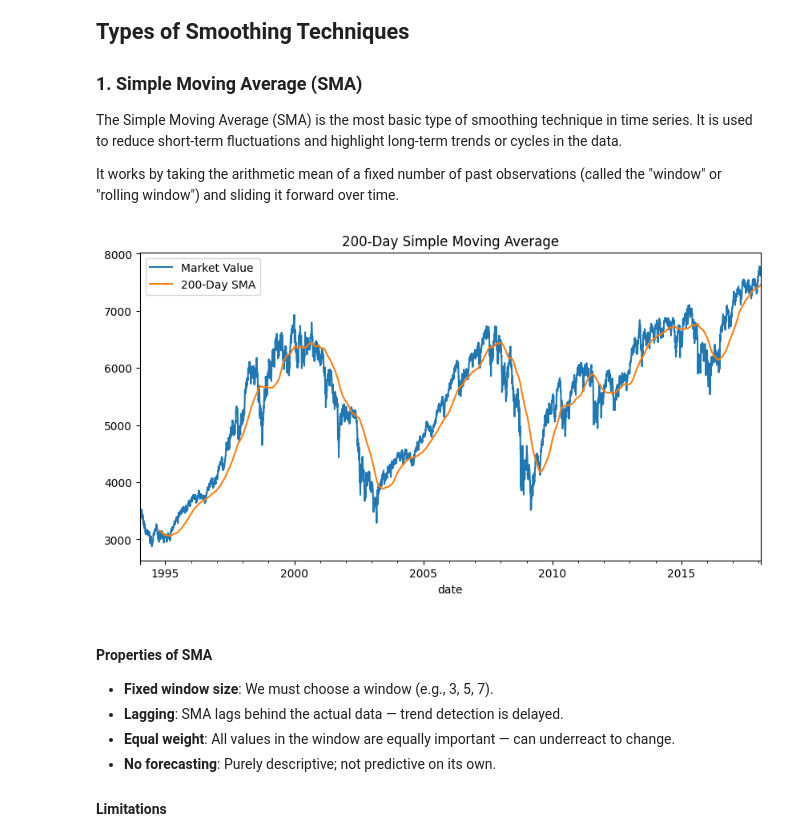
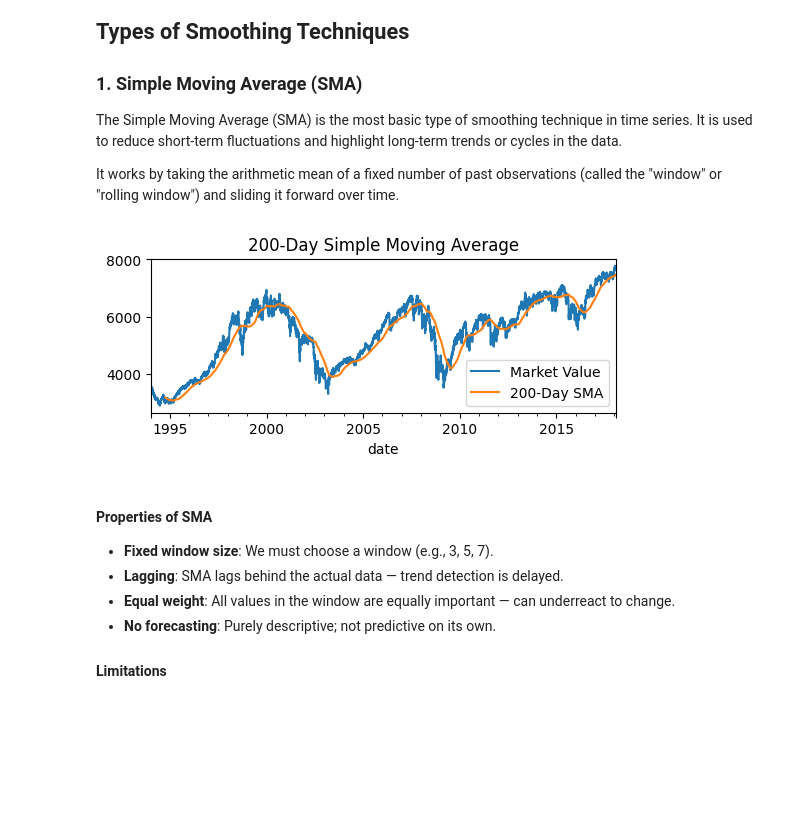
Before and after one commit to Abhijithv61/Time-Series-Analysis, a Jupyter notebook: Time Series Analysis.ipynb, the cells around one changed output. Drawn from its saved outputs; the diff is of its cells as text; code cells hidden in the pictures; blank space fills up the shorter version.

```diff
--- a/Time Series Analysis.ipynb
+++ b/Time Series Analysis.ipynb
@@ -175,12 +175,12 @@ The Simple Moving Average (SMA) is the most basic type of smoothing technique in
 It works by taking the arithmetic mean of a fixed number of past observations (called the "window" or "rolling window") and sliding it forward over time.
 # %%
 simple_moving_average = df_comp.market_value.rolling(window=200).mean()
-df_comp.market_value.plot(figsize=(10,5), title='Actual Series')
-simple_moving_average.plot(figsize=(10,5), title='200-Day Simple Moving Average')
+df_comp.market_value.plot(figsize=(6,2), title='Actual Series')
+simple_moving_average.plot(figsize=(6,2), title='200-Day Simple Moving Average')
 plt.legend(['Market Value', '200-Day SMA'])
 plt.show()
 # %% [output]
-[figure, old version]
+[figure, new version]
 # %% [markdown]
 #### Properties of SMA
 - **Fixed window size**:	We must choose a window (e.g., 3, 5, 7).
```
Also changed, not shown: parts of 4 cells of this notebook.
